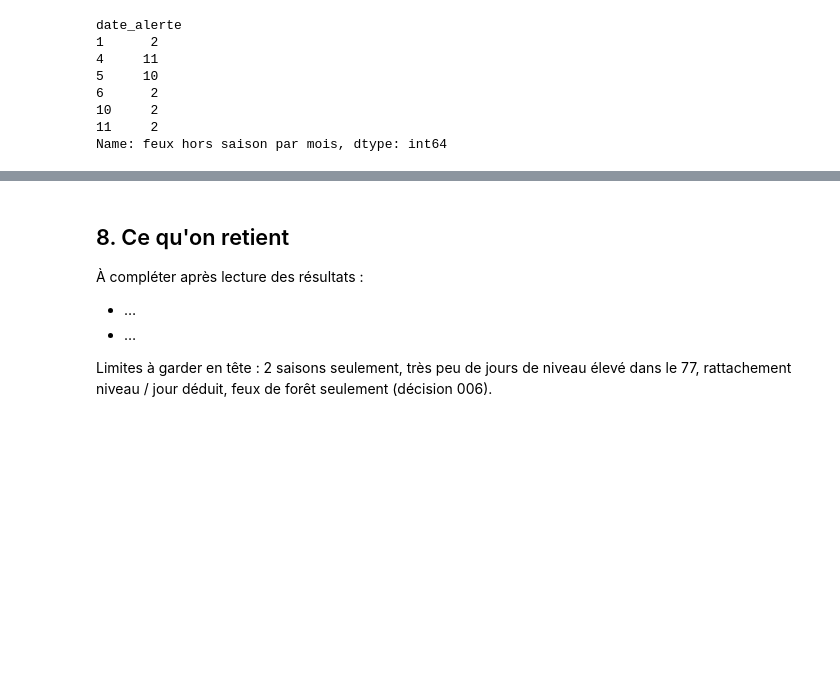
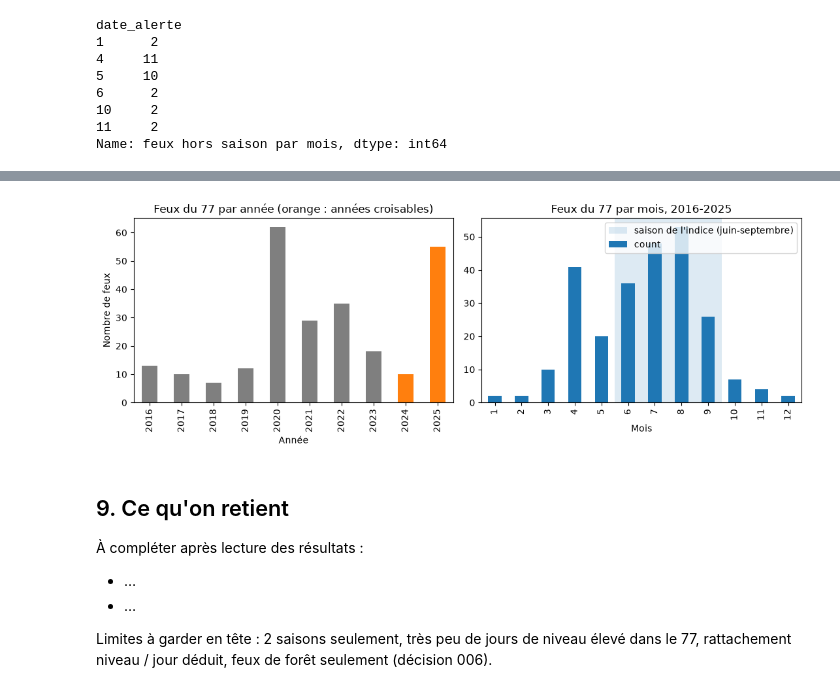
Before and after one commit to abou-S/feux-de-foret-ile-de-france, a Jupyter notebook: notebooks/01_etude_g2_seuil.ipynb, the cells around one changed output, grey strips where cells are left out. Drawn from its saved outputs; the diff is of its cells as text; code cells hidden in the pictures; blank space fills up the shorter version.

```diff
--- a/notebooks/01_etude_g2_seuil.ipynb
+++ b/notebooks/01_etude_g2_seuil.ipynb
@@ -261,0 +290,10 @@ Name: feux hors saison par mois, dtype: int64
+# %%
+f77_10ans = bdiff[bdiff['Département'] == '77'].copy()
+f77_10ans['mois'] = f77_10ans['date_alerte'].dt.month
+par_annee = f77_10ans.groupby('Année').agg(feux=('Numéro', 'size'),
+                                         feux_juin_sept=('mois', lambda m: int(m.between(6, 9).sum())))
+par_annee['hors_juin_sept_%'] = (100 * (1 - par_annee['feux_juin_sept'] / par_annee['feux'])).round(0)
+print('Feux du 77 sur 2016-2025 :', len(f77_10ans))
+print('Moyenne 2016-2023 :', round(par_annee.loc[[str(a) for a in range(2016, 2024)], 'feux'].mean(), 1), 'feux par an')
+print('Sur 10 ans, hors juin-septembre :', round(100 * (1 - f77_10ans['mois'].between(6, 9).mean())), '%')
+par_annee
@@ -262,5 +316,19 @@ Name: feux hors saison par mois, dtype: int64
+# %%
+fig, axes = plt.subplots(1, 2, figsize=(11, 4))
+couleurs = ['tab:orange' if a in ('2024', '2025') else 'tab:gray' for a in par_annee.index]
+par_annee['feux'].plot(kind='bar', ax=axes[0], color=couleurs)
+axes[0].set_title('Feux du 77 par année (orange : années croisables)')
+axes[0].set_ylabel('Nombre de feux')
+f77_10ans['mois'].value_counts().reindex(range(1, 13), fill_value=0).plot(kind='bar', ax=axes[1])
+axes[1].axvspan(4.5, 8.5, alpha=0.15, label='saison de l\'indice (juin-septembre)')
+axes[1].set_title('Feux du 77 par mois, 2016-2025')
+axes[1].set_xlabel('Mois')
+axes[1].legend()
+plt.tight_layout()
+# %% [output]
+[figure, added]
 # %% [markdown]
-## 8. Ce qu'on retient
+## 9. Ce qu'on retient
 
 À compléter après lecture des résultats :
 - …
```
Also changed, not shown: parts of 8 cells of this notebook, 2 other files.
